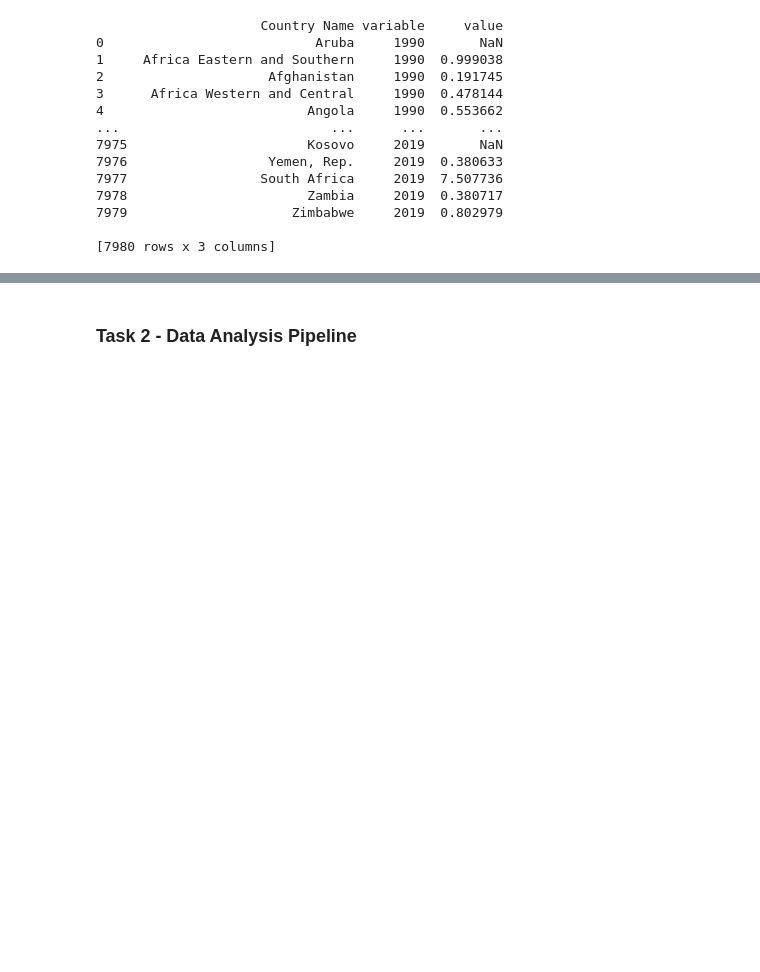
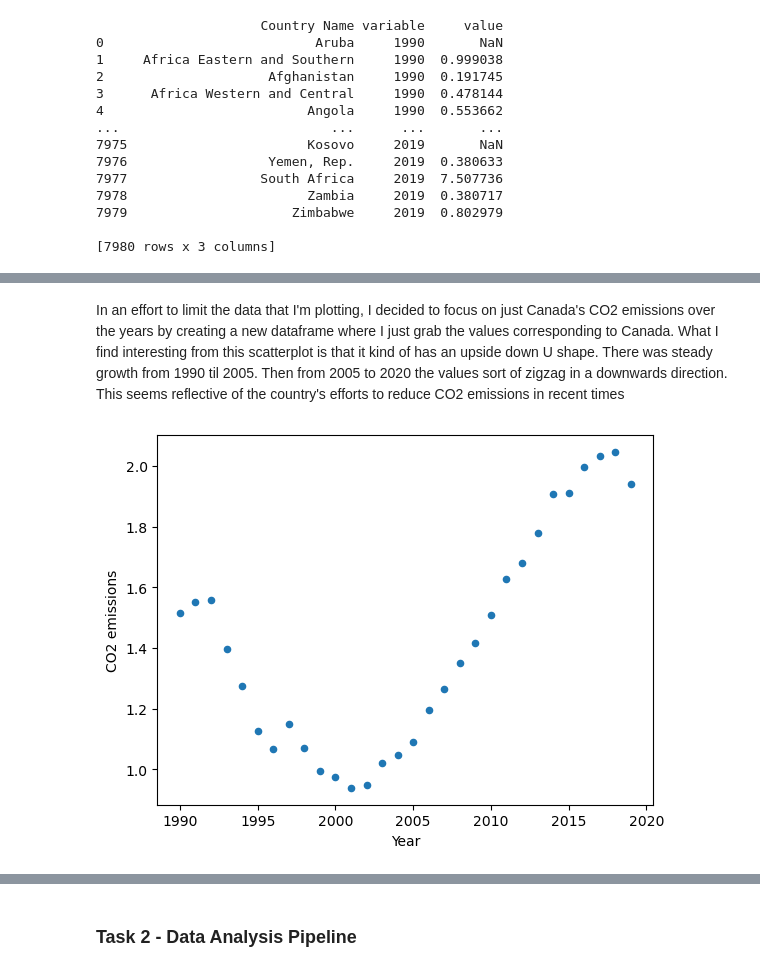
Before and after one commit to ubco-W2022T1-cosc301/project-group42, a Jupyter notebook: notebooks/analysis2.ipynb, the cells around one changed output, grey strips where cells are left out. Drawn from its saved outputs; the diff is of its cells as text; code cells hidden in the pictures; blank space fills up the shorter version.

```diff
--- a/notebooks/analysis2.ipynb
+++ b/notebooks/analysis2.ipynb
@@ -131,0 +208,8 @@ plt.xlim(0, 2)
+# %% [markdown]
+In an effort to limit the data that I'm plotting, I decided to focus on just Canada's CO2 emissions over the years by creating a new dataframe where I just grab the values corresponding to Canada. What I find interesting from this scatterplot is that it kind of has an upside down U shape. There was steady growth from 1990 til 2005. Then from 2005 to 2020 the values sort of zigzag in a downwards direction. This seems reflective of the country's efforts to reduce CO2 emissions in recent times
+# %%
+#Visualization for CO2 emissions for Bolivia
+emissionsCanada = dataEmissions2[dataEmissions2["Country Name"] == "Bolivia"]
+plotCanadaEmissions = emissionsCanada.plot(kind='scatter', x='Year', y='CO2 emissions')
+# %% [output]
+[figure, added]
```
Also changed, not shown: parts of 20 cells of this notebook.
